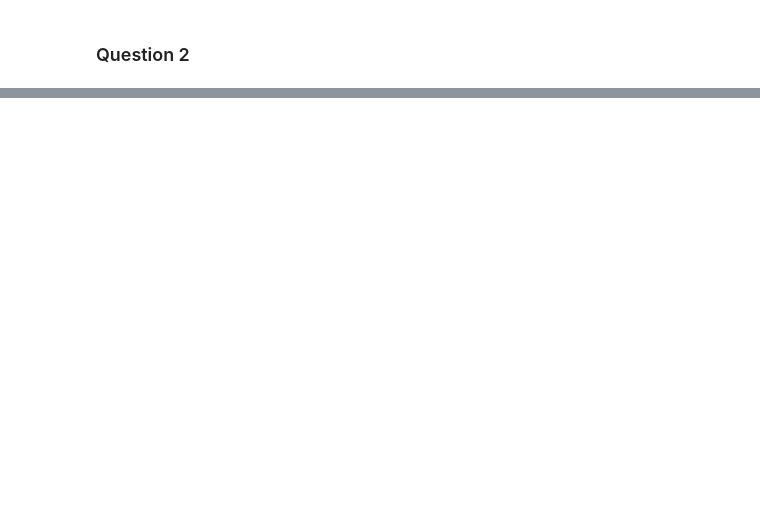
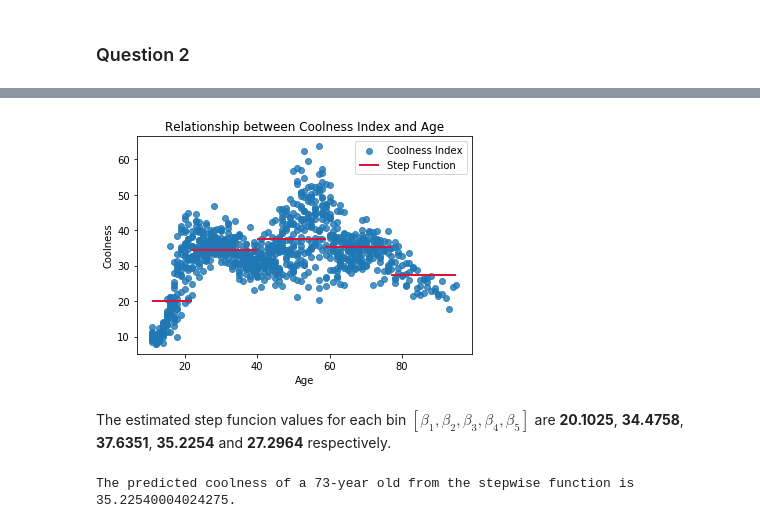
Before and after one commit to linghui-wu/persp-model-econ_w20, a Jupyter notebook: ProblemSets/PS7/PS7_solutions.ipynb, the cells around one changed output, grey strips where cells are left out. Cells and saved outputs as stored; diff of their text form; code cells hidden in the pictures; blank space fills up the shorter version.

```diff
--- a/ProblemSets/PS7/PS7_solutions.ipynb
+++ b/ProblemSets/PS7/PS7_solutions.ipynb
@@ -200,0 +205,3 @@ Compared to (a) and (b), the error rates increase greatly, while the error rate
+# %%
+cool = pd.read_csv("data/CoolIndex.txt", names=["age", "coolness"])
+cool.head()
@@ -200,0 +224,14 @@ Compared to (a) and (b), the error rates increase greatly, while the error rate
+# %%
+import statsmodels.api as sm
+
+cool["a1"] = np.where((cool["age"] >= 11) & (cool["age"] < 22), 1, 0)
+cool["a2"] = np.where((cool["age"] >= 22) & (cool["age"] < 40), 1, 0)
+cool["a3"] = np.where((cool["age"] >= 40) & (cool["age"] < 59), 1, 0)
+cool["a4"] = np.where((cool["age"] >= 59) & (cool["age"] < 77), 1, 0)
+cool["a5"] = np.where((cool["age"] >= 77) & (cool["age"] <= 95), 1, 0)
+
+X = cool[["a1", "a2", "a3", "a4", "a5"]]
+y = cool["coolness"]
+
+result = sm.OLS(endog=y, exog=X).fit()
+print(result.summary())
@@ -200,0 +256,19 @@ Compared to (a) and (b), the error rates increase greatly, while the error rate
+# %%
+vals = [20.1025, 34.4758, 37.6351, 35.2254, 27.2964]
+plt.scatter(cool["age"], cool["coolness"], alpha=0.8, label="Coolness Index")
+x_min = np.array([11, 22, 40, 59, 77])
+x_max = np.array([22, 40, 59, 77, 95])
+plt.hlines(vals, x_min, x_max, color="crimson", lw=2, label="Step Function")
+plt.xlabel("Age")
+plt.ylabel("Coolness")
+plt.legend(loc="best")
+plt.title("Relationship between Coolness Index and Age");
+# %% [output]
+[figure, added]
+# %% [markdown]
+The estimated step funcion values for each bin $[\beta_{1}, \beta_{2}, \beta_{3}, \beta_{4}, \beta_{5}]$ are **20.1025**, **34.4758**, **37.6351**, **35.2254** and **27.2964** respectively.
+# %%
+pred_coolness1 = result.predict([0,0,0,1,0])
+print("The predicted coolness of a 73-year old from the stepwise function is {}.".format(pred_coolness1[0]))
+# %% [output]
+The predicted coolness of a 73-year old from the stepwise function is 35.22540004024275.
```
Also changed, not shown: parts of 20 cells of this notebook, 1 other file.
